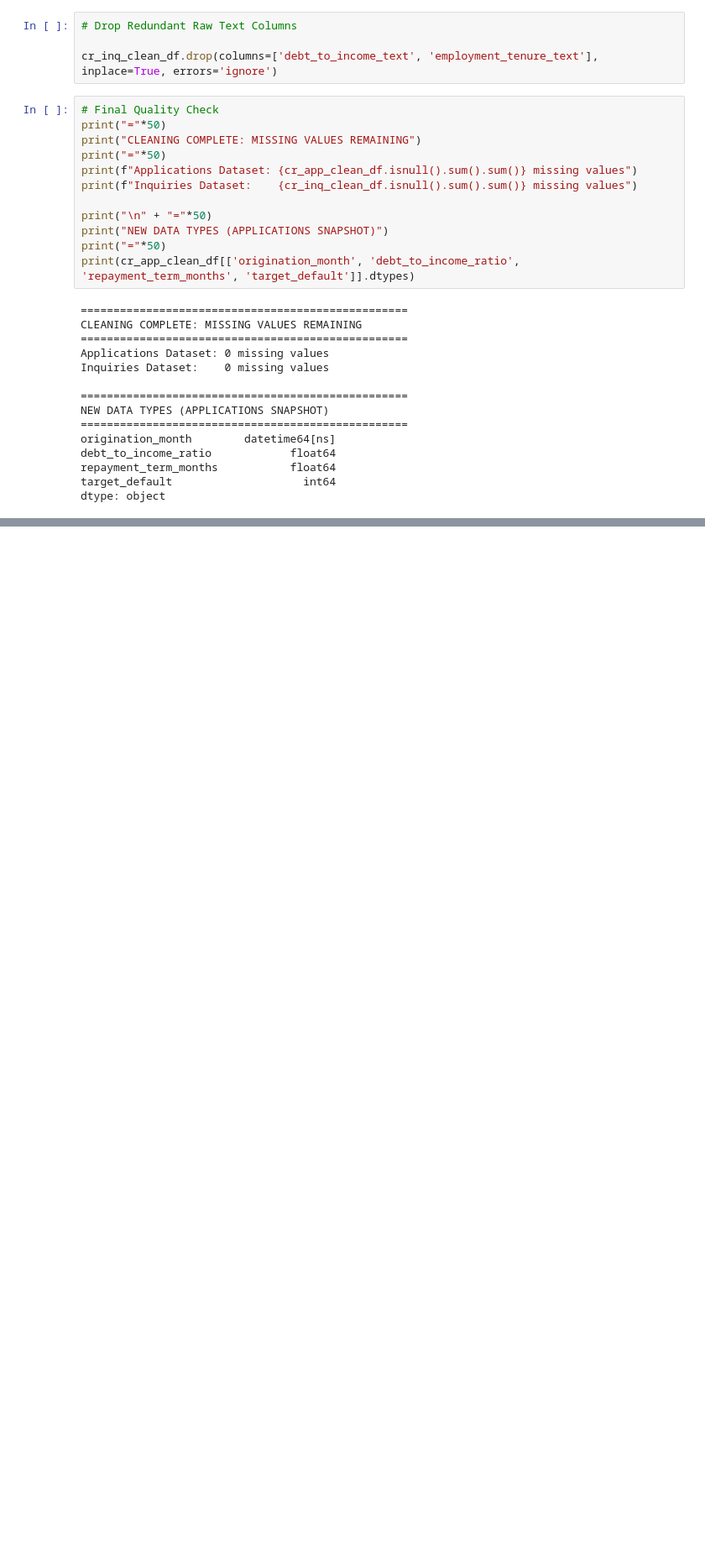
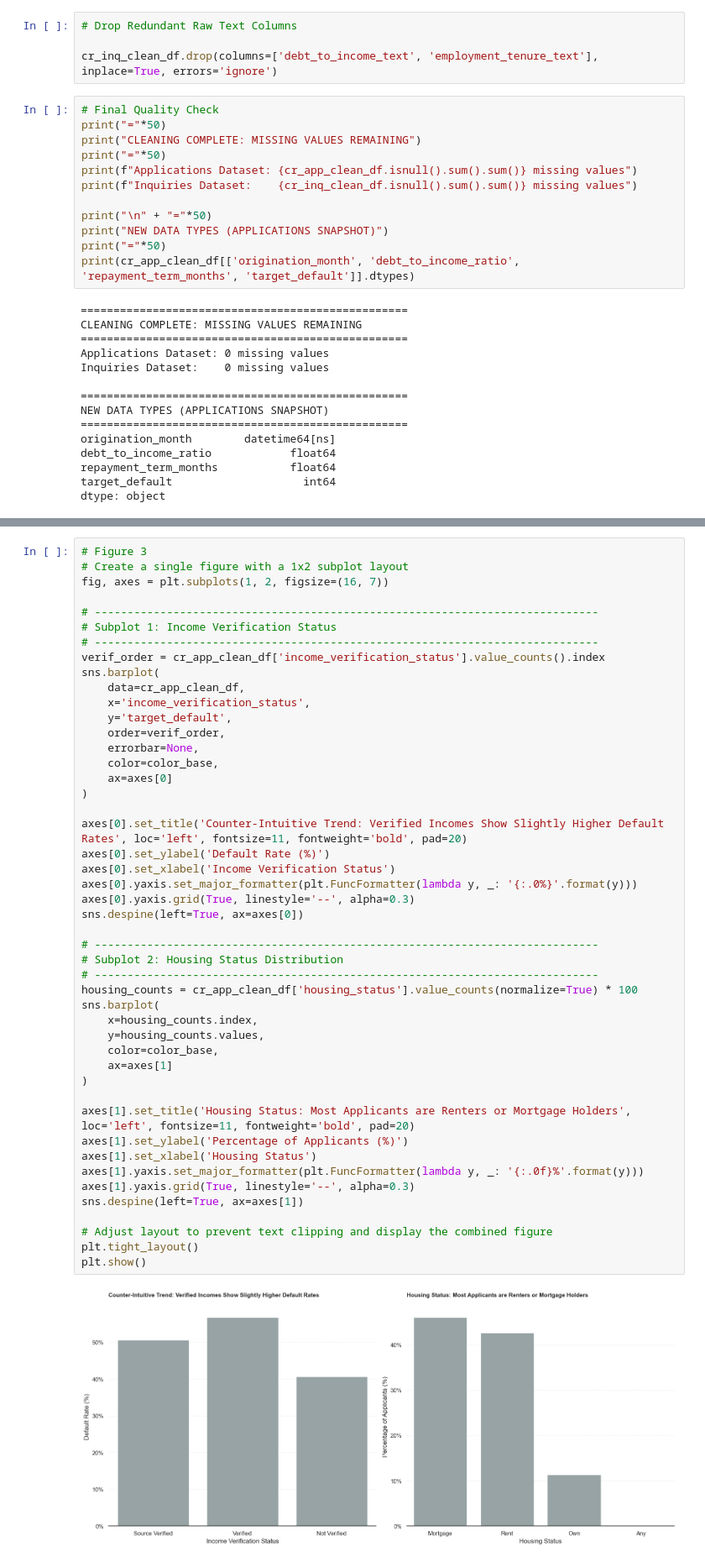
Before and after one commit to VValid1/Python-Project, a Jupyter notebook: Group project.ipynb, the cells around one changed output, grey strips where cells are left out. Shown at 84% size. Saved outputs shown, nothing was run; the diff lists cells and outputs as text; blank space fills up the shorter version.

```diff
--- a/Group project.ipynb
+++ b/Group project.ipynb
@@ -445,0 +454,49 @@ Hello
+# %%
+# Figure 3
+# Create a single figure with a 1x2 subplot layout
+fig, axes = plt.subplots(1, 2, figsize=(16, 7))
+
+# -----------------------------------------------------------------------------
+# Subplot 1: Income Verification Status
+# -----------------------------------------------------------------------------
+verif_order = cr_app_clean_df['income_verification_status'].value_counts().index
+sns.barplot(
+    data=cr_app_clean_df,
+    x='income_verification_status',
+    y='target_default',
+    order=verif_order,
+    errorbar=None,
+    color=color_base,
+    ax=axes[0]
+)
+
+axes[0].set_title('Counter-Intuitive Trend: Verified Incomes Show Slightly Higher Default Rates', loc='left', fontsize=11, fontweight='bold', pad=20)
+axes[0].set_ylabel('Default Rate (%)')
+axes[0].set_xlabel('Income Verification Status')
+axes[0].yaxis.set_major_formatter(plt.FuncFormatter(lambda y, _: '{:.0%}'.format(y)))
+axes[0].yaxis.grid(True, linestyle='--', alpha=0.3)
+sns.despine(left=True, ax=axes[0])
+
+# -----------------------------------------------------------------------------
+# Subplot 2: Housing Status Distribution
+# -----------------------------------------------------------------------------
+housing_counts = cr_app_clean_df['housing_status'].value_counts(normalize=True) * 100
+sns.barplot(
+    x=housing_counts.index,
+    y=housing_counts.values,
+    color=color_base,
+    ax=axes[1]
+)
+
+axes[1].set_title('Housing Status: Most Applicants are Renters or Mortgage Holders', loc='left', fontsize=11, fontweight='bold', pad=20)
+axes[1].set_ylabel('Percentage of Applicants (%)')
+axes[1].set_xlabel('Housing Status')
+axes[1].yaxis.set_major_formatter(plt.FuncFormatter(lambda y, _: '{:.0f}%'.format(y)))
+axes[1].yaxis.grid(True, linestyle='--', alpha=0.3)
+sns.despine(left=True, ax=axes[1])
+
+# Adjust layout to prevent text clipping and display the combined figure
+plt.tight_layout()
+plt.show()
+# %% [output]
+[figure, added]
```
Also changed, not shown: parts of 46 cells of this notebook.
